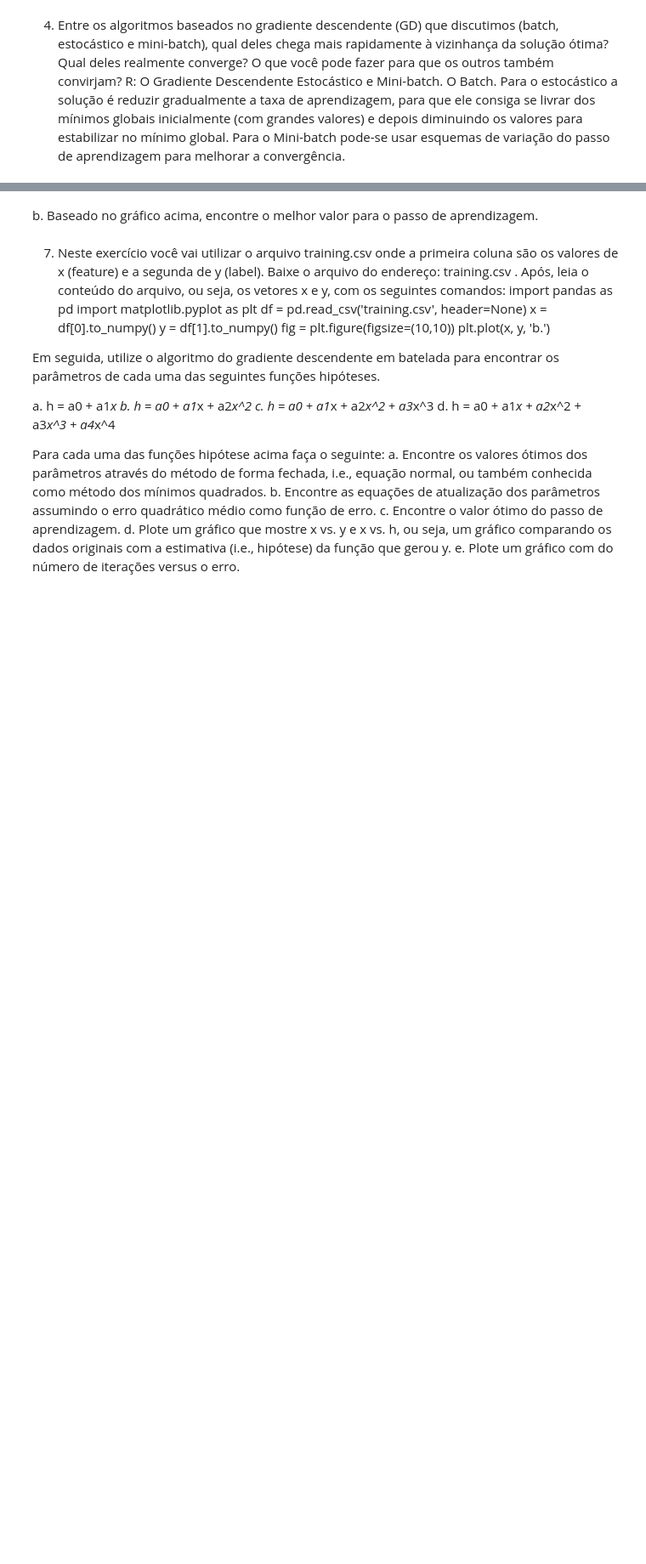
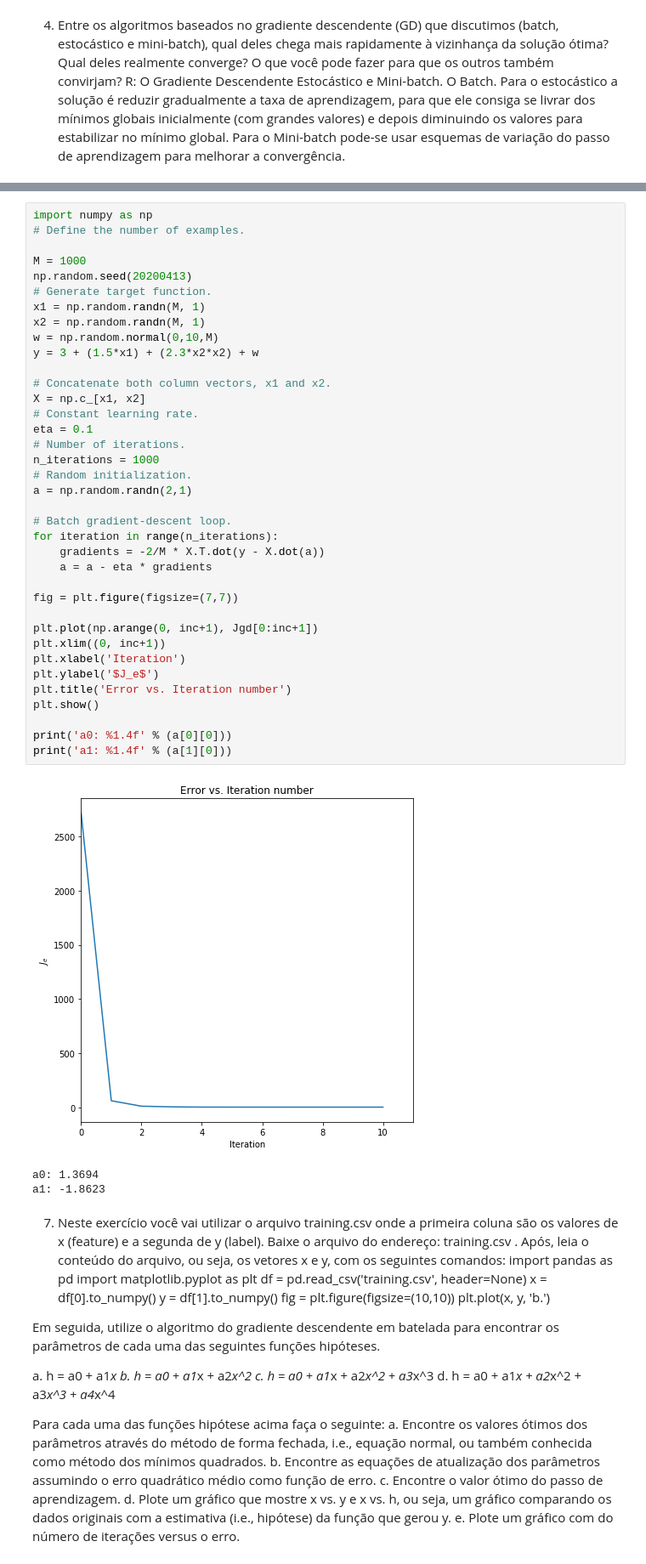
Before and after one commit to karlapereira/Karla-844-TP555, a Jupyter notebook: lista2/lista2.ipynb, the cells around one changed output, grey strips where cells are left out. Shown: that part at 85% size. Cells and saved outputs as stored; diff of their text form; blank space fills up the shorter version.

```diff
--- a/lista2/lista2.ipynb
+++ b/lista2/lista2.ipynb
@@ -372,5 +369,44 @@ a. Plote o gráfico do número de iterações versus o erro.
-# %% [markdown]
-b. Baseado no gráfico acima, encontre o melhor valor para o passo de aprendizagem.
+# %%
+import numpy as np
+# Define the number of examples.
+
+M = 1000
+np.random.seed(20200413)
+# Generate target function.
+x1 = np.random.randn(M, 1)
+x2 = np.random.randn(M, 1)
+w = np.random.normal(0,10,M)
+y = 3 + (1.5*x1) + (2.3*x2*x2) + w
+
+# Concatenate both column vectors, x1 and x2.
+X = np.c_[x1, x2]
+# Constant learning rate.
+eta = 0.1
+# Number of iterations.
+n_iterations = 1000
+# Random initialization.
+a = np.random.randn(2,1)
+
+# Batch gradient-descent loop.
+for iteration in range(n_iterations):
+    gradients = -2/M * X.T.dot(y - X.dot(a))
+    a = a - eta * gradients
+
+fig = plt.figure(figsize=(7,7))
+
+plt.plot(np.arange(0, inc+1), Jgd[0:inc+1])
+plt.xlim((0, inc+1))
+plt.xlabel('Iteration')
+plt.ylabel('$J_e$')
+plt.title('Error vs. Iteration number')
+plt.show()
+
+print('a0: %1.4f' % (a[0][0]))
+print('a1: %1.4f' % (a[1][0]))
+# %% [output]
+[figure, added]
+a0: 1.3694
+a1: -1.8623
 # %% [markdown]
 7. Neste exercício você vai utilizar o arquivo training.csv onde a primeira coluna são os valores de x (feature) e a segunda de y (label). Baixe o arquivo do endereço:
 training.csv . Após, leia o conteúdo do arquivo, ou seja, os vetores x e y, com os seguintes comandos:
```
Also changed, not shown: parts of 24 cells of this notebook, 1 other file.
